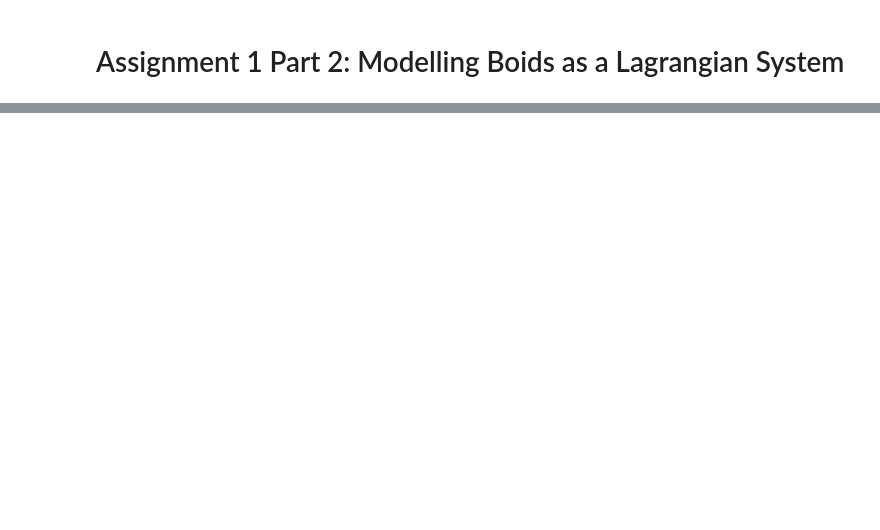
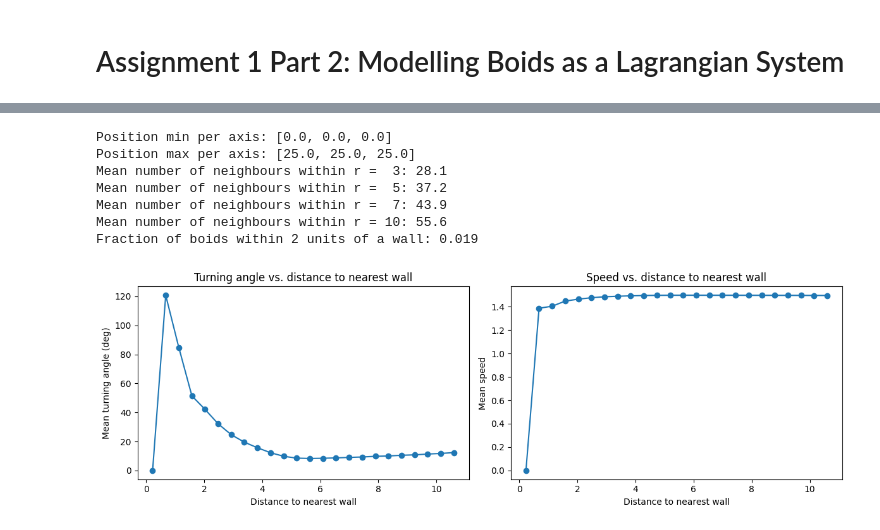
Before and after one commit to ssoda44/ml4sci_ass1, a Jupyter notebook: assignments/Assignment_1_part_2.ipynb, the cells around one changed output, grey strips where cells are left out. Drawn from its saved outputs; the diff is of its cells as text; code cells hidden in the pictures; blank space fills up the shorter version.

```diff
--- a/assignments/Assignment_1_part_2.ipynb
+++ b/assignments/Assignment_1_part_2.ipynb
@@ -124,3 +360,52 @@ FileNotFoundError: Data file not found at c:\Users\19670\Desktop\ml4sci-2026\ass
+# %%
+# neighbourhood size and boundary effects
+box_min = data.amin(dim=(0, 1, 2))
+box_max = data.amax(dim=(0, 1, 2))
+print("Position min per axis:", [round(v, 3) for v in box_min.tolist()])
+print("Position max per axis:", [round(v, 3) for v in box_max.tolist()])
+
+# 1. How many neighbours lie within the interaction range?
+frames = data[:200, 1::5].flatten(0, 1)                 # (F, N, 3)
+d = T.cdist(frames, frames)
+for r in [3, 5, 7, 10]:
+    n_within = ((d < r).sum(dim=-1) - 1).float()        # exclude self
+    print(f"Mean number of neighbours within r = {r:>2}: {n_within.mean():.1f}")
+del d
+
+# 2. Do boids behave differently near the walls?
+pos_mid = data[:, 1:-1]                                              # (S, T-2, N, 3)
+wall_dist = T.minimum(pos_mid - box_min, box_max - pos_mid).amin(dim=-1)   # (S, T-2, N)
+speed_mid = speed[:, 1:]                                             # speed after the turn
+
+w = wall_dist.flatten()[::10].numpy()
+a = turning_angle.flatten()[::10].numpy()
+v = speed_mid.flatten()[::10].numpy()
+
+bins = np.linspace(0, np.percentile(w, 99), 25)
+idx = np.clip(np.digitize(w, bins) - 1, 0, len(bins) - 2)
+counts = np.maximum(np.bincount(idx, minlength=len(bins) - 1), 1)
+centres = 0.5 * (bins[1:] + bins[:-1])
+
+print(f"Fraction of boids within 2 units of a wall: {(wall_dist < 2).float().mean():.3f}")
+
+fig, axes = plt.subplots(1, 2, figsize=(12, 4))
+axes[0].plot(centres, np.bincount(idx, weights=a, minlength=len(bins) - 1) / counts, marker="o")
+axes[0].set(title="Turning angle vs. distance to nearest wall",
+            xlabel="Distance to nearest wall", ylabel="Mean turning angle (deg)")
+axes[1].plot(centres, np.bincount(idx, weights=v, minlength=len(bins) - 1) / counts, marker="o")
+axes[1].set(title="Speed vs. distance to nearest wall",
+            xlabel="Distance to nearest wall", ylabel="Mean speed")
+plt.tight_layout()
+plt.show()
+# %% [output]
+Position min per axis: [0.0, 0.0, 0.0]
+Position max per axis: [25.0, 25.0, 25.0]
+Mean number of neighbours within r =  3: 28.1
+Mean number of neighbours within r =  5: 37.2
+Mean number of neighbours within r =  7: 43.9
+Mean number of neighbours within r = 10: 55.6
+Fraction of boids within 2 units of a wall: 0.019
+[figure, added]
 # %%
 class EGNN(nn.Module):
 
```
Also changed, not shown: parts of 8 cells of this notebook, 2 other files.
